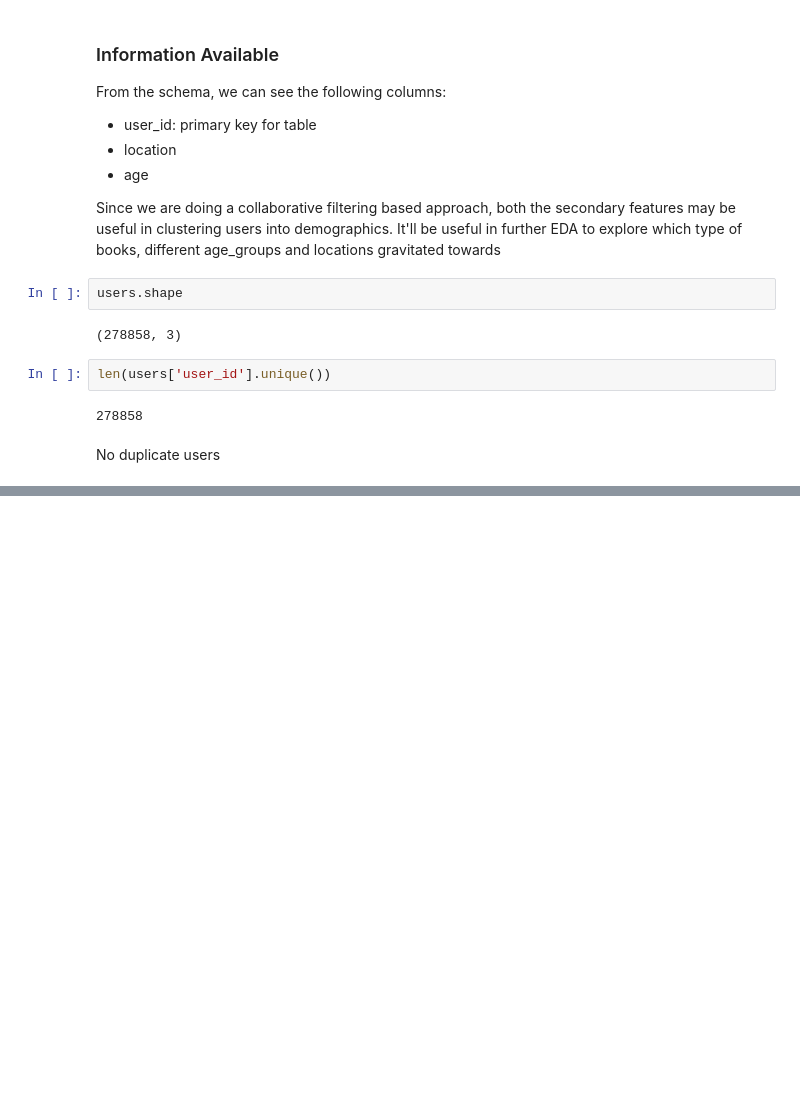
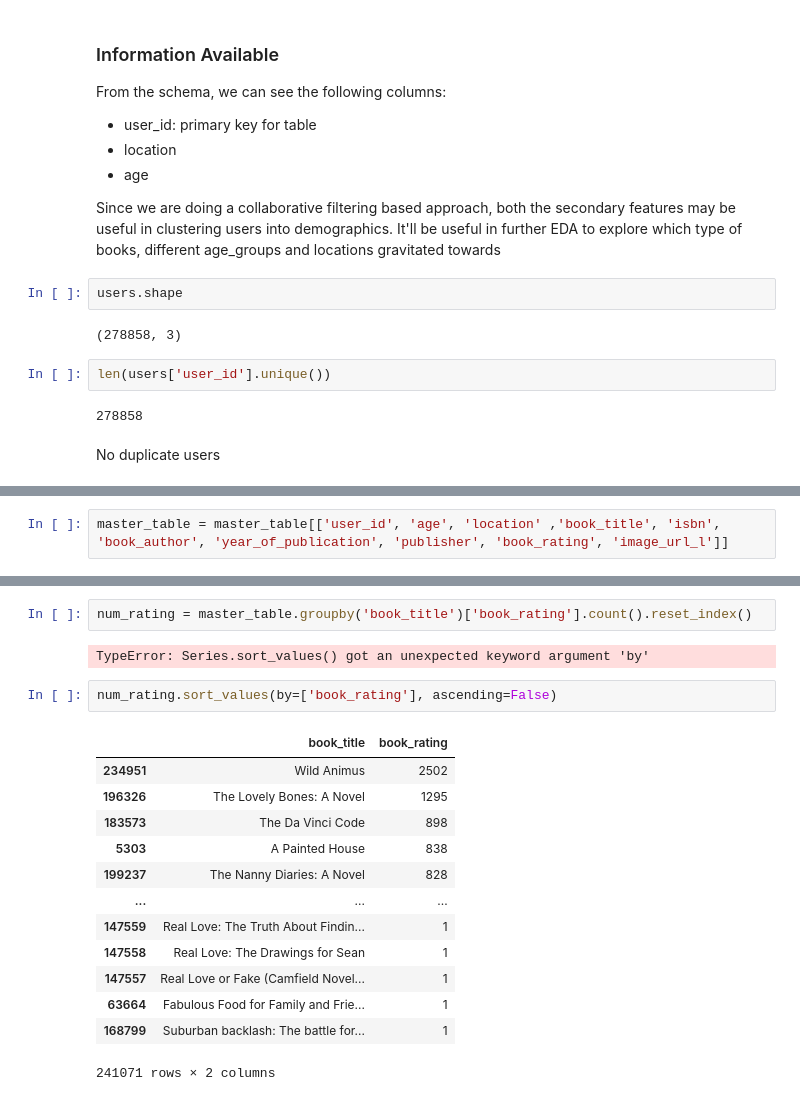
Before and after one commit to FreshPrinceofQueens/book_recommender, a Jupyter notebook: Src/Books_Recommender.ipynb, the cells around one changed output, grey strips where cells are left out. Drawn from its saved outputs; the diff is of its cells as text; blank space fills up the shorter version.

```diff
--- a/Src/Books_Recommender.ipynb
+++ b/Src/Books_Recommender.ipynb
@@ -151,0 +255,2 @@ From the respective
+# %%
+master_table = master_table[['user_id', 'age', 'location' ,'book_title', 'isbn', 'book_author', 'year_of_publication', 'publisher', 'book_rating', 'image_url_l']]
@@ -151,0 +263,20 @@ From the respective
+# %%
+num_rating = master_table.groupby('book_title')['book_rating'].count().reset_index()
+# %% [output]
+TypeError: Series.sort_values() got an unexpected keyword argument 'by'
+# %%
+num_rating.sort_values(by=['book_rating'], ascending=False)
+# %% [output]
+|  | book_title | book_rating |
+| 234951 | Wild Animus | 2502 |
+| 196326 | The Lovely Bones: A Novel | 1295 |
+| 183573 | The Da Vinci Code | 898 |
+| 5303 | A Painted House | 838 |
+| 199237 | The Nanny Diaries: A Novel | 828 |
+| ... | ... | ... |
+| 147559 | Real Love: The Truth About Findin... | 1 |
+| 147558 | Real Love: The Drawings for Sean | 1 |
+| 147557 | Real Love or Fake (Camfield Novel... | 1 |
+| 63664 | Fabulous Food for Family and Frie... | 1 |
+| 168799 | Suburban backlash: The battle for... | 1 |
+241071 rows × 2 columns
```
Also changed, not shown: parts of 20 cells of this notebook.
